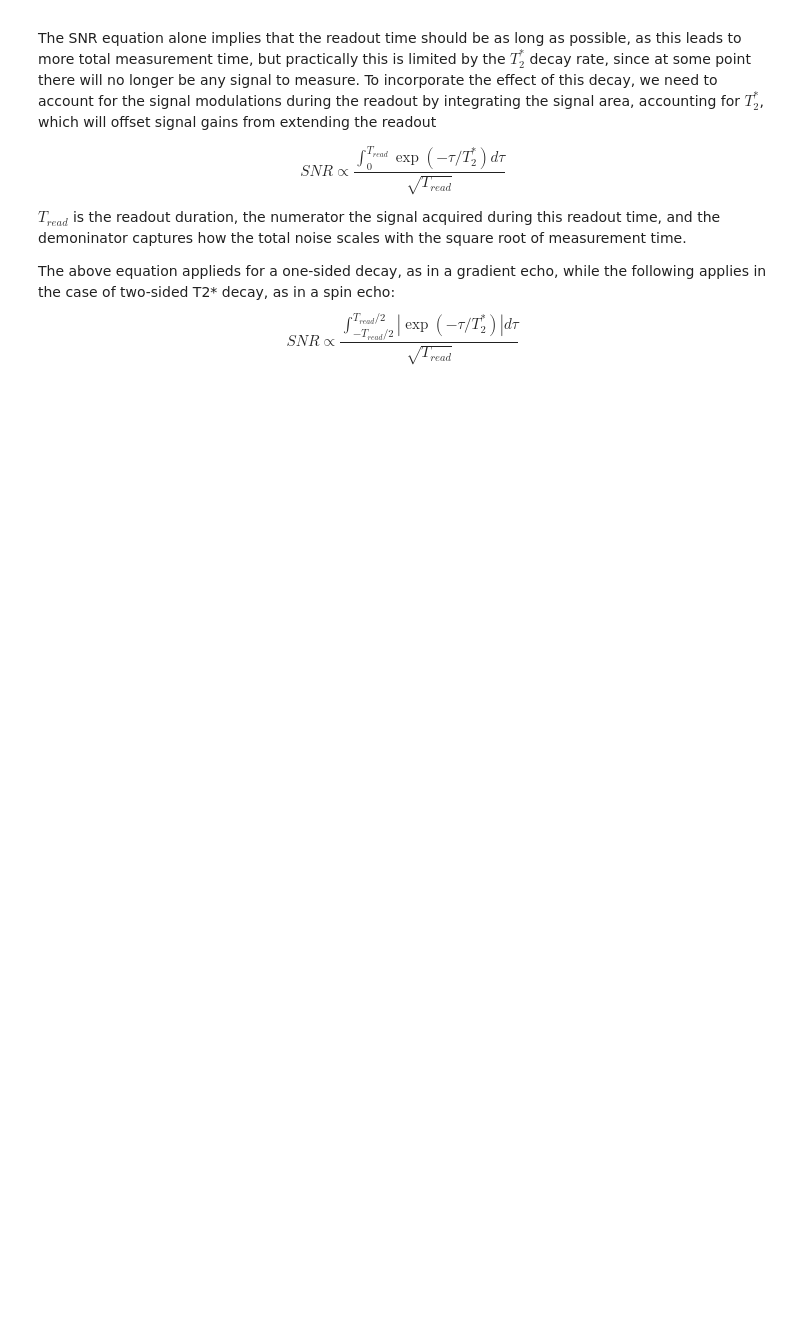
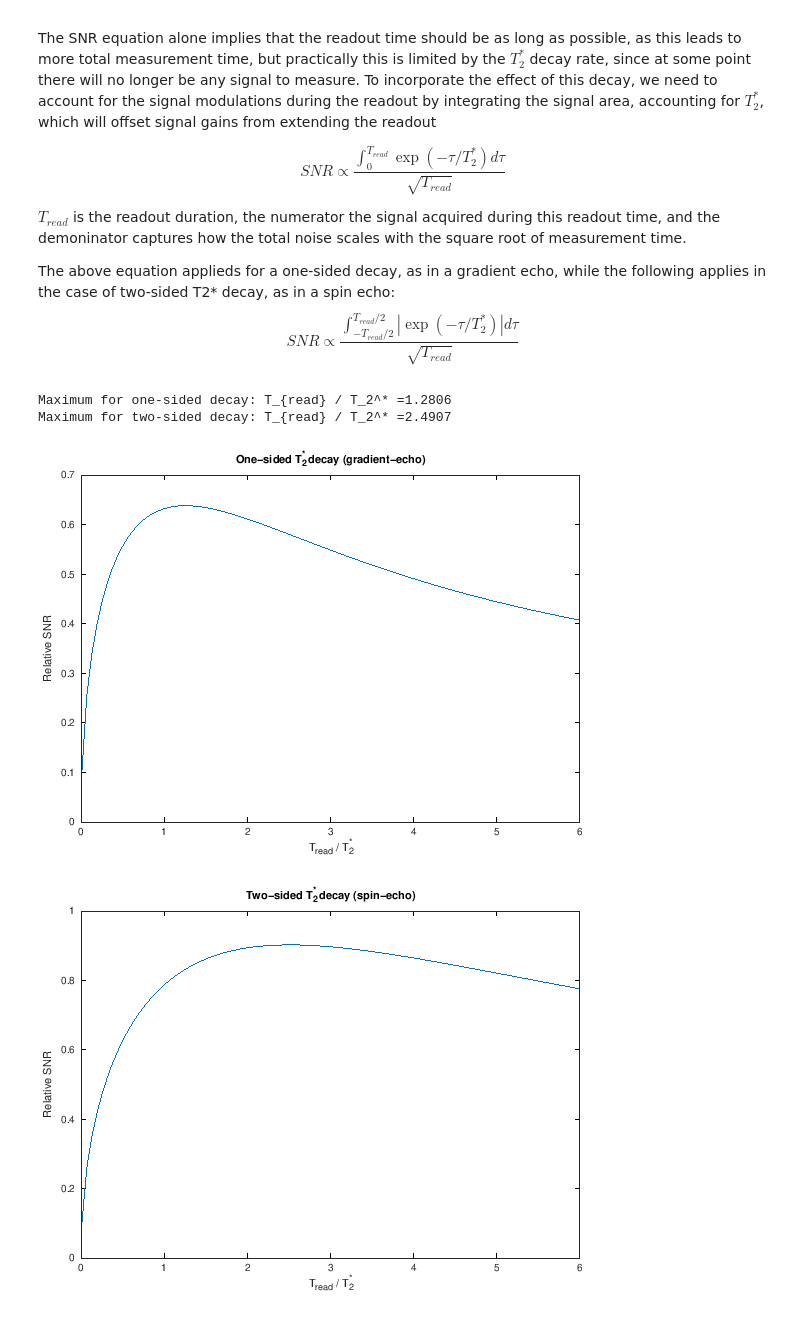
Before and after one commit to LarsonLab/MRI-education-resources, a Jupyter notebook: _sources/Signal to Noise Ratio.ipynb, the cells around one changed output. Cells and saved outputs as stored; diff of their text form; code cells hidden in the pictures; blank space fills up the shorter version.

```diff
--- a/_sources/Signal to Noise Ratio.ipynb
+++ b/_sources/Signal to Noise Ratio.ipynb
@@ -94,15 +109,32 @@ $T_{read}$ is the readout duration, the numerator the signal acquired during thi
 The above equation applieds for a one-sided decay, as in a gradient echo, while the following applies in the case of two-sided T2* decay, as in a spin echo:
 $$SNR \propto \frac{\int_{-T_{read}/2}^{T_{read}/2} | \exp(-\tau / T_2^*)  | d\tau }{\sqrt{T_{read}}}$$
 # %%
-Tread = linspace(0.1, 10);
+Tread = linspace(0.01, 6);
 T2s = 1;
 
-SNR_T2s_onesided = T2s * (1 - exp(-Tread/Tts)) ./ sqrt(Tread);
+SNR_T2s_onesided = T2s * (1 - exp(-Tread/T2s)) ./ sqrt(Tread);
+[~, Imax_onesided] = max(SNR_T2s_onesided);
 
-SNR_T2s_twosided = T2s * 2 * (1 - exp(-Tread/2 / Tts)) ./ sqrt(Tread);
-
+SNR_T2s_twosided = T2s * 2 * (1 - exp(-Tread/2 / T2s)) ./ sqrt(Tread);
+[~, Imax_twosided] = max(SNR_T2s_twosided);
 
 plot(Tread, SNR_T2s_onesided)
 xlabel('T_{read} / T_2^*')
-ylable('Relative SNR')
+ylabel('Relative SNR')
+title('One-sided T_2^* decay (gradient-echo)');
+
+disp(['Maximum for one-sided decay: T_{read} / T_2^* =' num2str(Tread(Imax_onesided))])
+
+figure
+plot(Tread, SNR_T2s_twosided)
+xlabel('T_{read} / T_2^*')
+ylabel('Relative SNR')
+title('Two-sided T_2^* decay (spin-echo)');
+
+disp(['Maximum for two-sided decay: T_{read} / T_2^* =' num2str(Tread(Imax_twosided))])
+# %% [output]
+Maximum for one-sided decay: T_{read} / T_2^* =1.2806
+Maximum for two-sided decay: T_{read} / T_2^* =2.4907
+[figure, added]
+[figure, added]
 # %% [markdown]
```
Also changed, not shown: parts of 7 cells of this notebook, 31 other files.
